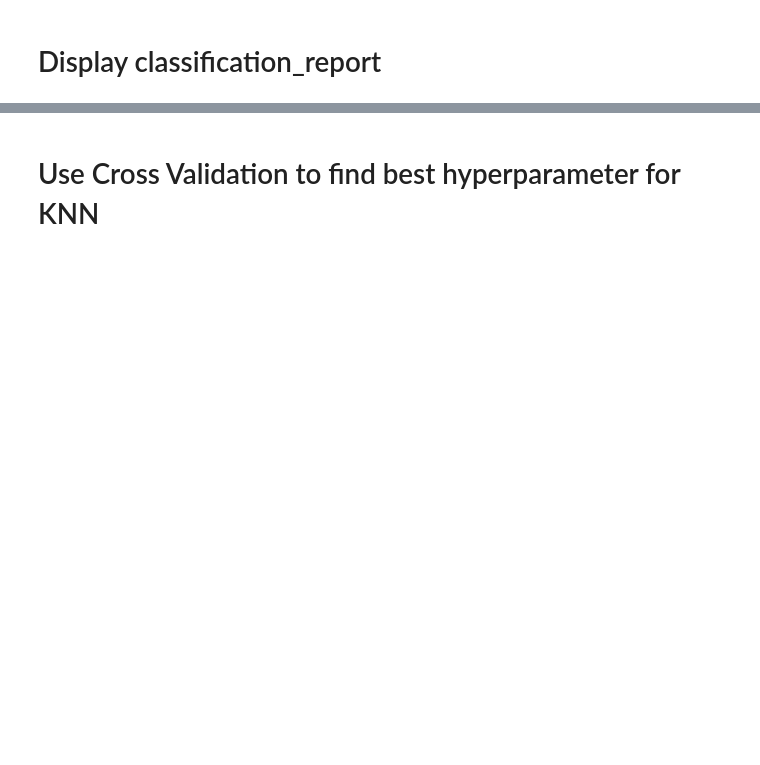
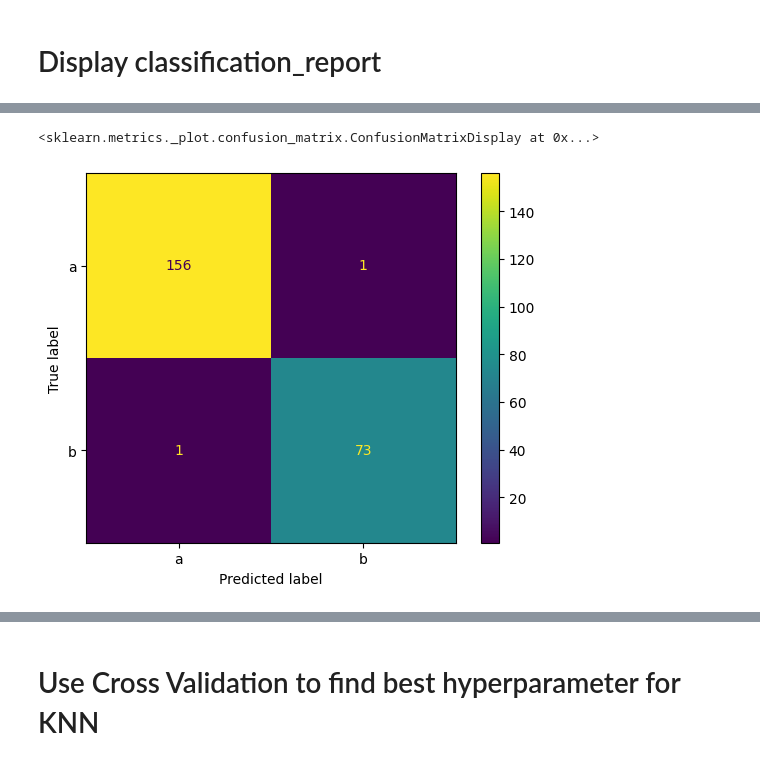
Before and after one commit to mr-baraiya/Machine-Learning-Deep-Learning-hub, a Jupyter notebook: Lab7/Lab7_blank.ipynb, the cells around one changed output, grey strips where cells are left out. Saved outputs shown, nothing was run; the diff lists cells and outputs as text; code cells hidden in the pictures; blank space fills up the shorter version.

```diff
--- a/Lab7/Lab7_blank.ipynb
+++ b/Lab7/Lab7_blank.ipynb
@@ -190,0 +224,5 @@ weighted avg       0.78      0.78      0.78       231
+# %%
+display.plot()
+# %% [output]
+<sklearn.metrics._plot.confusion_matrix.ConfusionMatrixDisplay at 0x...>
+[figure, added]
```
Also changed, not shown: parts of 30 cells of this notebook, 4 other files.
